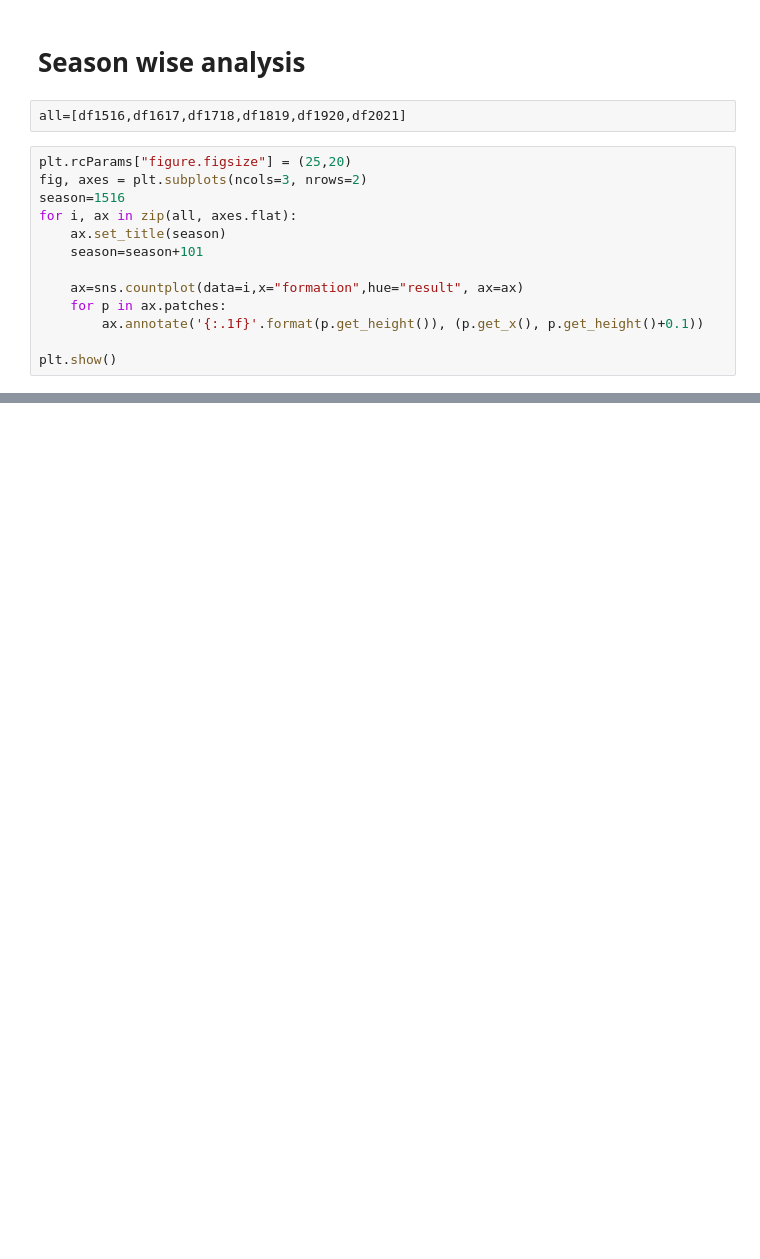
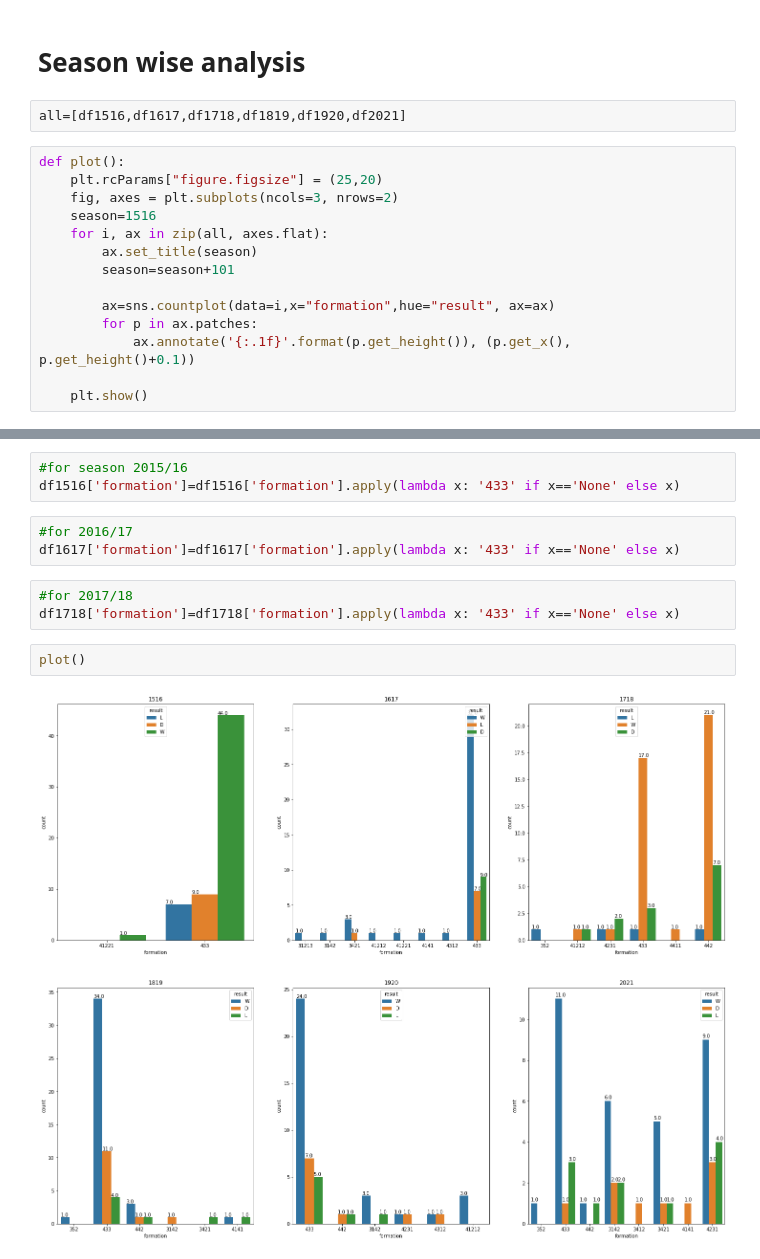
Before and after one commit to varun1414/Xformations, a Jupyter notebook: trend.ipynb, the cells around one changed output, grey strips where cells are left out. Drawn from its saved outputs; the diff is of its cells as text; blank space fills up the shorter version.

```diff
--- a/trend.ipynb
+++ b/trend.ipynb
@@ -175,15 +162,16 @@ for p in ax.patches:
 # %%
 all=[df1516,df1617,df1718,df1819,df1920,df2021]
 # %%
-plt.rcParams["figure.figsize"] = (25,20)
-fig, axes = plt.subplots(ncols=3, nrows=2)
-season=1516
-for i, ax in zip(all, axes.flat):
-    ax.set_title(season)
-    season=season+101
+def plot():
+    plt.rcParams["figure.figsize"] = (25,20)
+    fig, axes = plt.subplots(ncols=3, nrows=2)
+    season=1516
+    for i, ax in zip(all, axes.flat):
+        ax.set_title(season)
+        season=season+101
 
-    ax=sns.countplot(data=i,x="formation",hue="result", ax=ax)
-    for p in ax.patches:
-        ax.annotate('{:.1f}'.format(p.get_height()), (p.get_x(), p.get_height()+0.1))
+        ax=sns.countplot(data=i,x="formation",hue="result", ax=ax)
+        for p in ax.patches:
+            ax.annotate('{:.1f}'.format(p.get_height()), (p.get_x(), p.get_height()+0.1))
 
-plt.show()
+    plt.show()
@@ -191,0 +180,13 @@ plt.show()
+# %%
+#for season 2015/16
+df1516['formation']=df1516['formation'].apply(lambda x: '433' if x=='None' else x)
+# %%
+#for 2016/17
+df1617['formation']=df1617['formation'].apply(lambda x: '433' if x=='None' else x)
+# %%
+#for 2017/18
+df1718['formation']=df1718['formation'].apply(lambda x: '433' if x=='None' else x)
+# %%
+plot()
+# %% [output]
+[figure, added]
```
Also changed, not shown: parts of 9 cells of this notebook.
